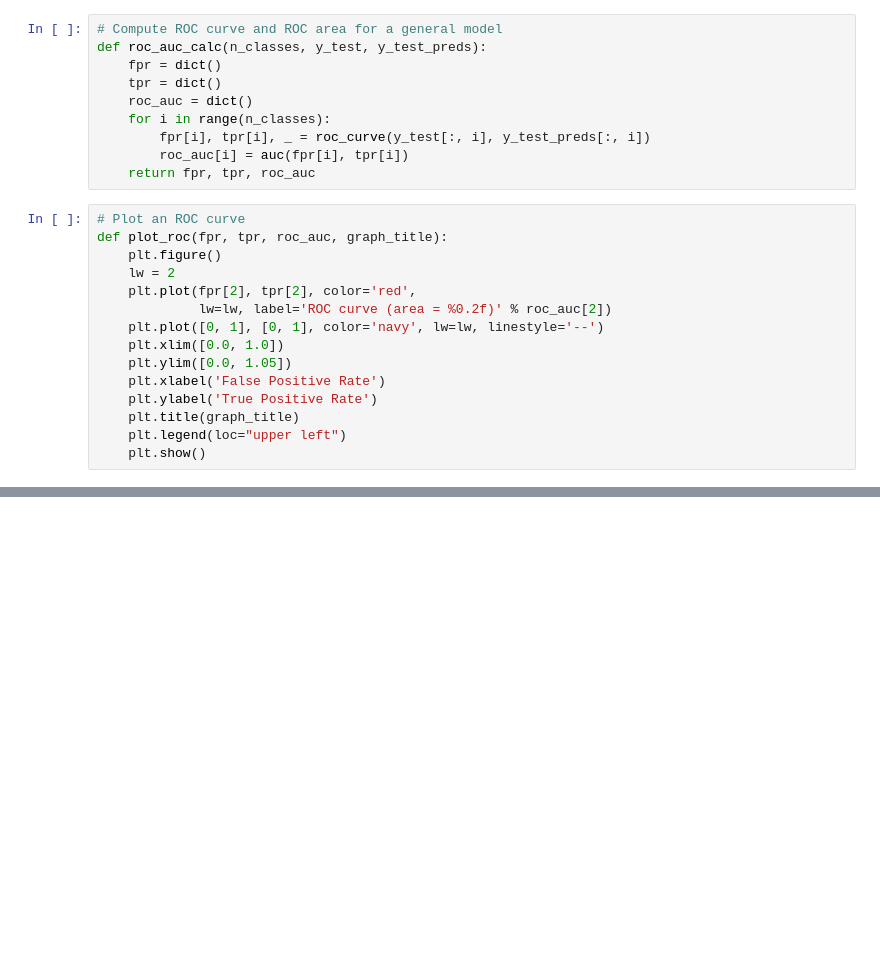
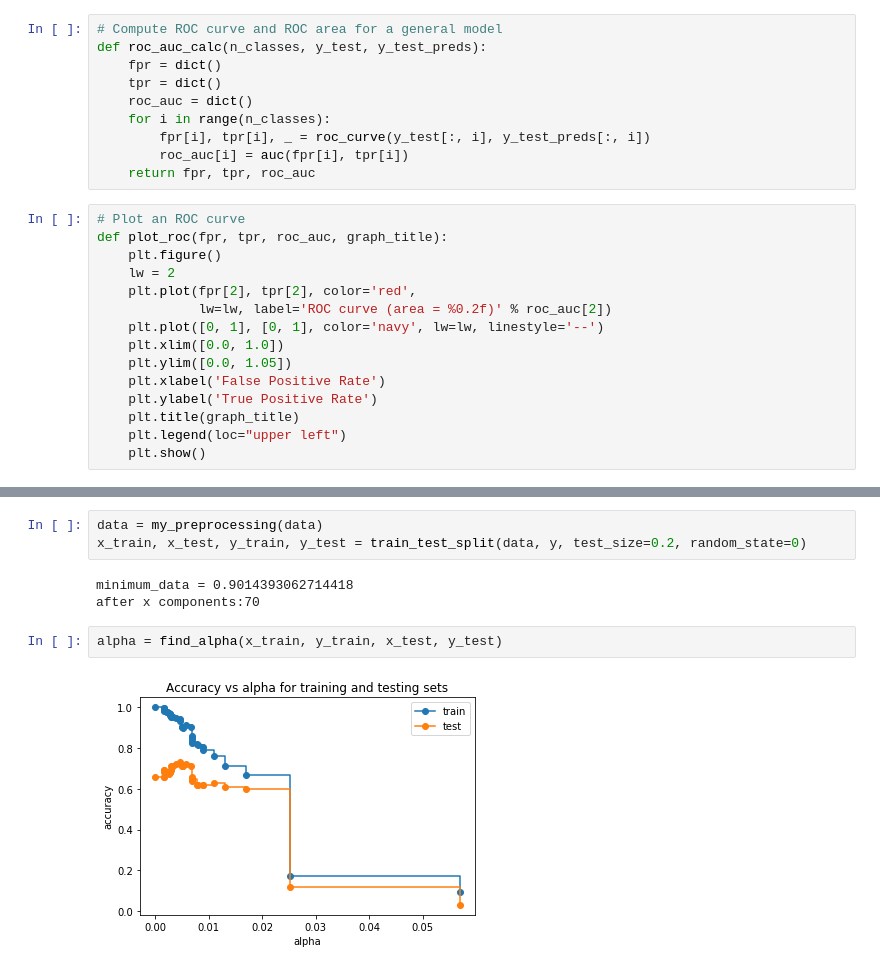
Before and after one commit to CameronPB21/Intern-Task, a Jupyter notebook: bonn_model.ipynb, the cells around one changed output, grey strips where cells are left out. Saved outputs shown, nothing was run; the diff lists cells and outputs as text; blank space fills up the shorter version.

```diff
--- a/bonn_model.ipynb
+++ b/bonn_model.ipynb
@@ -136 +159,11 @@ def find_alpha(dt, x_train, y_train, x_test, y_test):
+# %%
+data = my_preprocessing(data)
+x_train, x_test, y_train, y_test = train_test_split(data, y, test_size=0.2, random_state=0)
+# %% [output]
+minimum_data = 0.9014393062714418
+after x components:70
+# %%
+alpha = find_alpha(x_train, y_train, x_test, y_test)
+# %% [output]
+[figure, added]
 # %%
```
Also changed, not shown: parts of 4 cells of this notebook, 1 other file.
